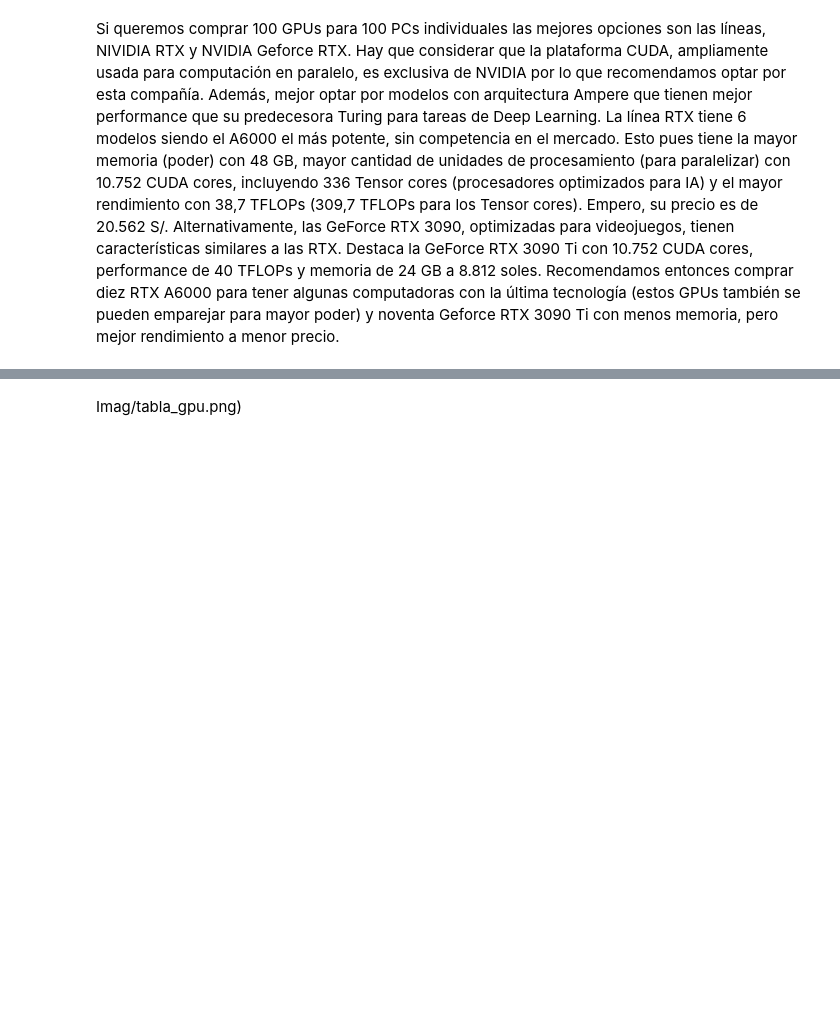
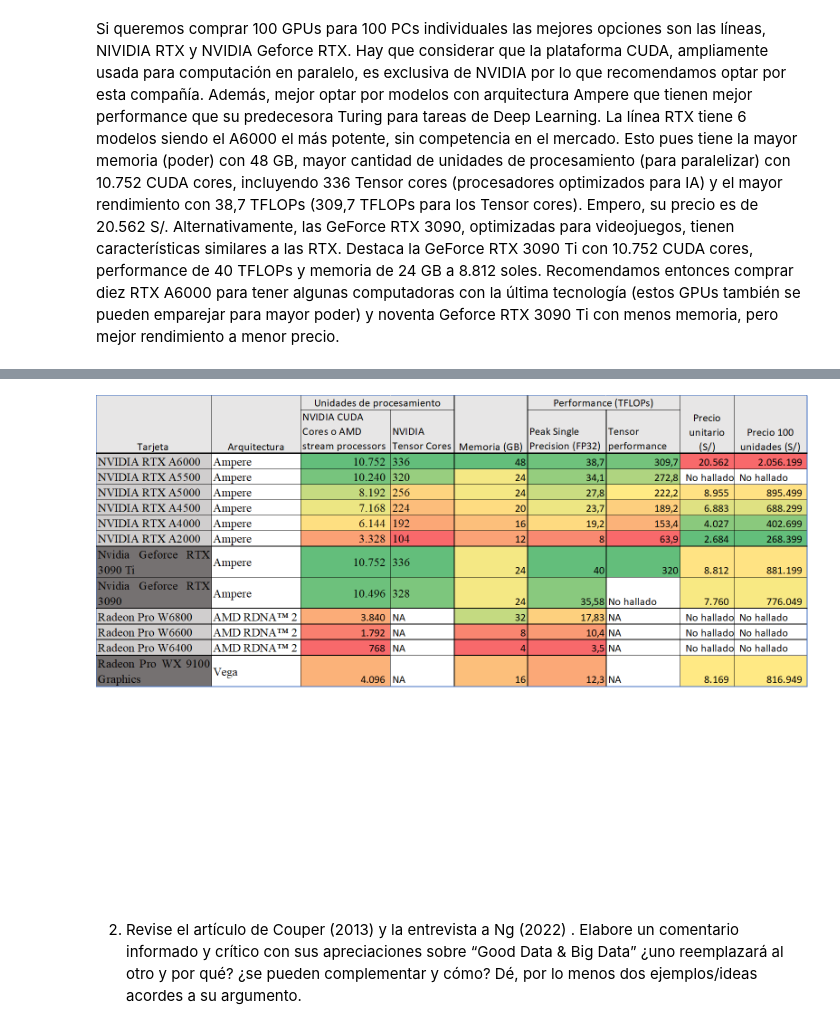
Before and after one commit to humitaz/BigData-Analytics, a Jupyter notebook: Trabajo 2.ipynb, the cells around one changed output, grey strips where cells are left out. Saved outputs shown, nothing was run; the diff lists cells and outputs as text; code cells hidden in the pictures; blank space fills up the shorter version.

```diff
--- a/Trabajo 2.ipynb
+++ b/Trabajo 2.ipynb
@@ -37,2 +12,6 @@ Tabla_de_comparacion
-# %% [markdown]
-Imag/tabla_gpu.png)
+# %%
+Image("tabla_gpu.png")
+# %% [output]
+[figure, added]
+# %% [markdown]
+2.	Revise el artículo de Couper (2013)  y la entrevista a Ng (2022) . Elabore un comentario informado y crítico con sus apreciaciones sobre “Good Data & Big Data” ¿uno reemplazará al otro y por qué? ¿se pueden complementar y cómo? Dé, por lo menos dos ejemplos/ideas acordes a su argumento.
```
Also changed, not shown: parts of 26 cells of this notebook.
